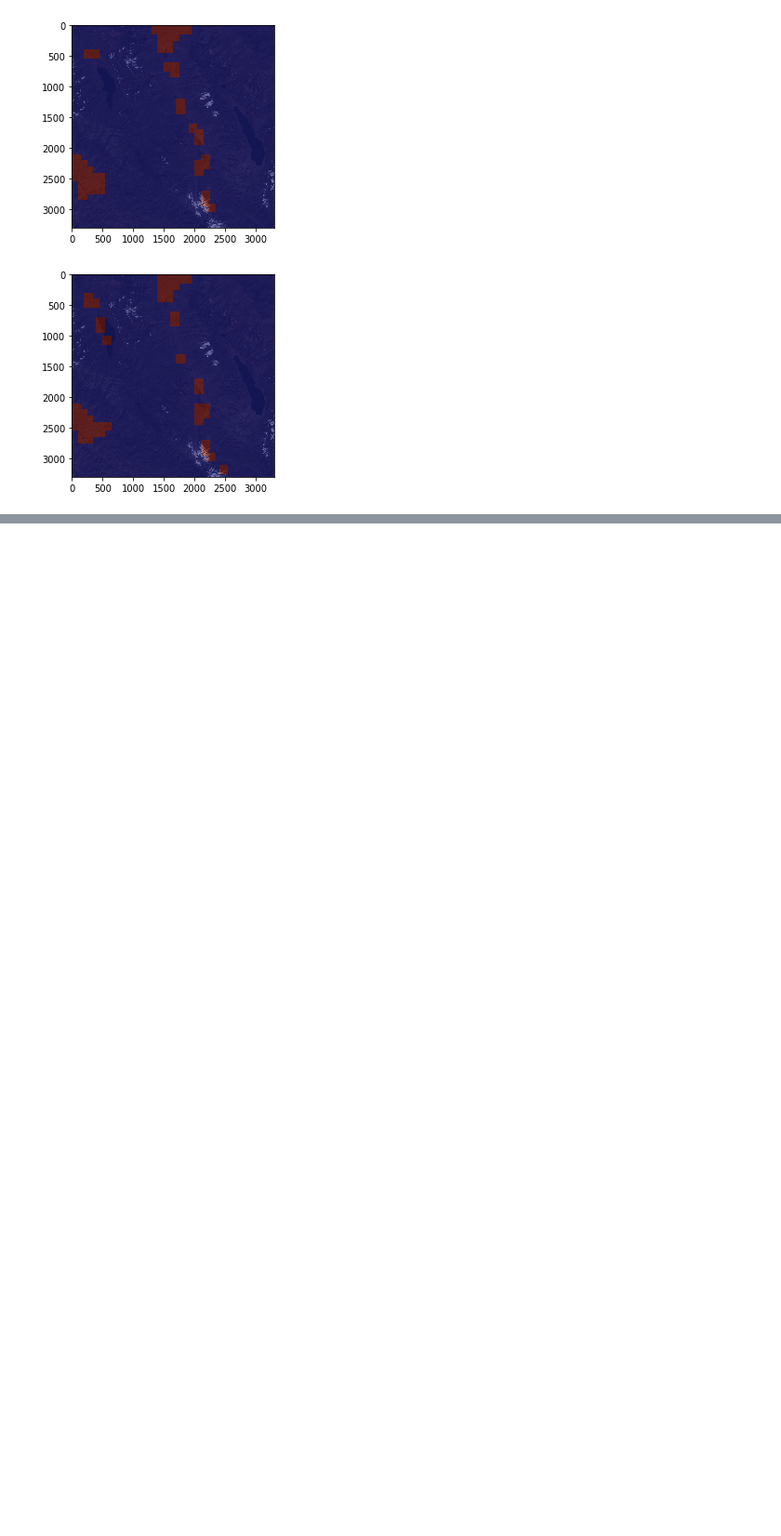
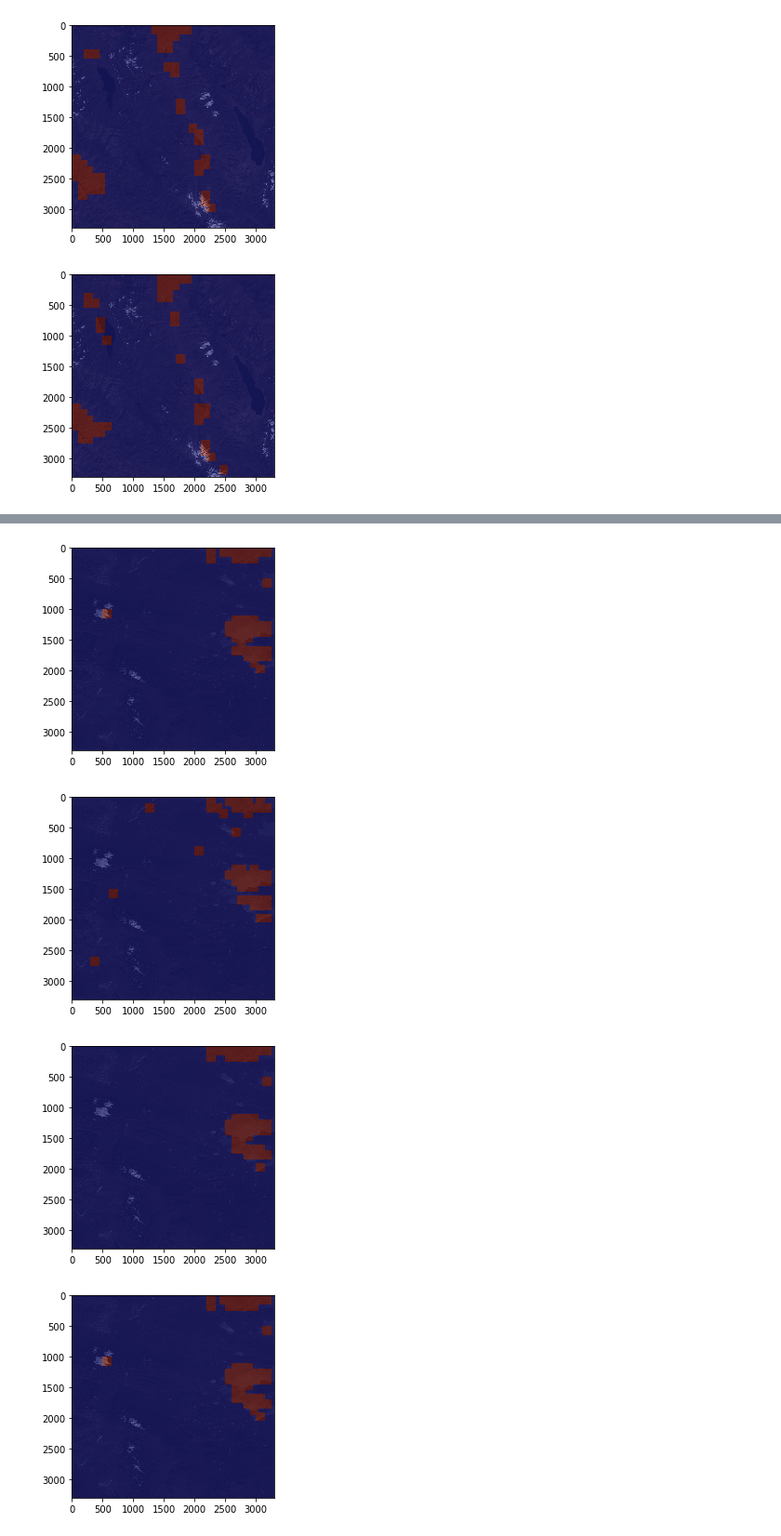
Before and after one commit to danilkuzin/EarthScienceFaultDetection, a Jupyter notebook: results_01_02_2019.ipynb, the cells around one changed output, grey strips where cells are left out. Shown at 93% size. Cells and saved outputs as stored; diff of their text form; code cells hidden in the pictures; blank space fills up the shorter version.

Commit message:
updated sliding window scripts

```diff
--- a/results_01_02_2019.ipynb
+++ b/results_01_02_2019.ipynb
@@ -264,7 +264,7 @@ plt.show()
 <Figure size 432x288 with 0 Axes>
 <Figure size 432x288 with 0 Axes>
 # %%
-res = trainer.apply_for_sliding_window()
+res = trainer.apply_for_sliding_window(data_preprocessor, stride=10, max_output_size=50)
 # %% [output]
 box: [[2800, 2100, 2950, 2250]]
 box: [[2900, 2200, 3050, 2350]]
@@ -363,0 +366,6 @@ for im in res:
+# %%
+data_preprocessor_muga_puruo = DataPreprocessor(data_dir="data/Region 2 - Muga Puruo/",
+                              backend=dataiobackend,
+                              filename_prefix="mpgr",
+                              mode=Mode.TEST,
+                              seed=1)
@@ -363,0 +381,2 @@ for im in res:
+# %%
+res_muga_puruo = trainer.apply_for_sliding_window(data_preprocessor_muga_puruo, stride=10, max_output_size=50)
@@ -363,0 +469,9 @@ for im in res:
+# %%
+for im in res_muga_puruo:
+    plt.imshow(np.array(im))
+    plt.show()
+# %% [output]
+[figure, added]
+[figure, added]
+[figure, added]
+[figure, added]
```
Also changed, not shown: parts of 5 cells of this notebook, 3 other files.
